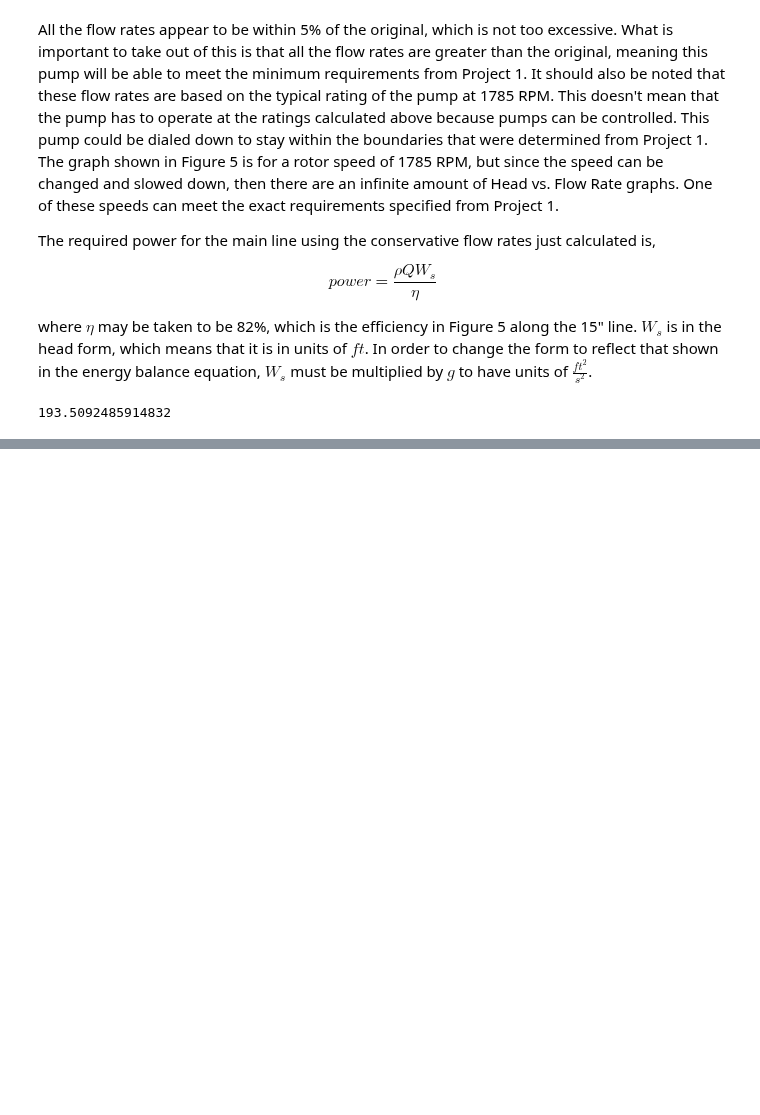
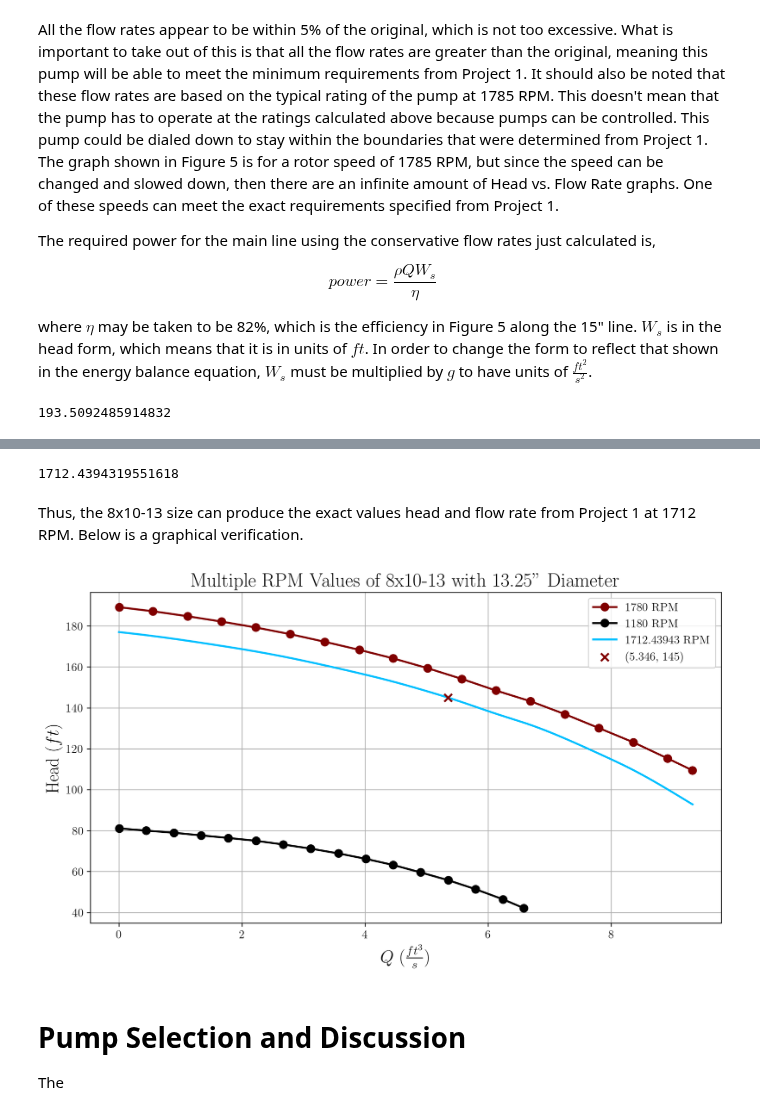
Before and after one commit to gabemorris12/msu_esd, a Jupyter notebook: Project 3/Project 3.ipynb, the cells around one changed output, grey strips where cells are left out. Saved outputs shown, nothing was run; the diff lists cells and outputs as text; code cells hidden in the pictures; blank space fills up the shorter version.

```diff
--- a/Project 3/Project 3.ipynb
+++ b/Project 3/Project 3.ipynb
@@ -281,0 +498,24 @@ Thus, the power required to push the fluid at this flow rate is 194 hp.
+# %%
+# Getting the RPM value
+# Dividing the flow rate by two because this is the parallel arrangement
+RPM_ = fsolve(lambda RPM__: Ws_RPM(balanced_solution[0]/2, RPM__) - 145, np.array([1500, ]))[0]
+RPM_
+# %% [output]
+1712.4394319551618
+# %% [markdown]
+Thus, the 8x10-13 size can produce the exact values head and flow rate from Project 1 at 1712 RPM. Below is a graphical verification.
+# %%
+plt.plot(flow_1780, head_1780, marker='o', label='1780 RPM')
+plt.plot(flow_1180, head_1180, marker='o', label='1180 RPM')
+plt.plot(Q_values, Ws_RPM(Q_values, RPM_), label=f'{RPM_:.5f} RPM')
+plt.scatter(balanced_solution[0]/2, 145, marker='x', zorder=3, label=f'({balanced_solution[0]/2:.3f}, {145})')
+plt.xlabel(r'$Q$ ($\frac{ft^3}{s}$)')
+plt.ylabel(r'Head ($ft$)')
+plt.title('Multiple RPM Values of 8x10-13 with 13.25" Diameter')
+plt.legend()
+plt.show()
+# %% [output]
+[figure, added]
+# %% [markdown]
+# Pump Selection and Discussion
+The
```
Also changed, not shown: parts of 26 cells of this notebook, 4 other files.
